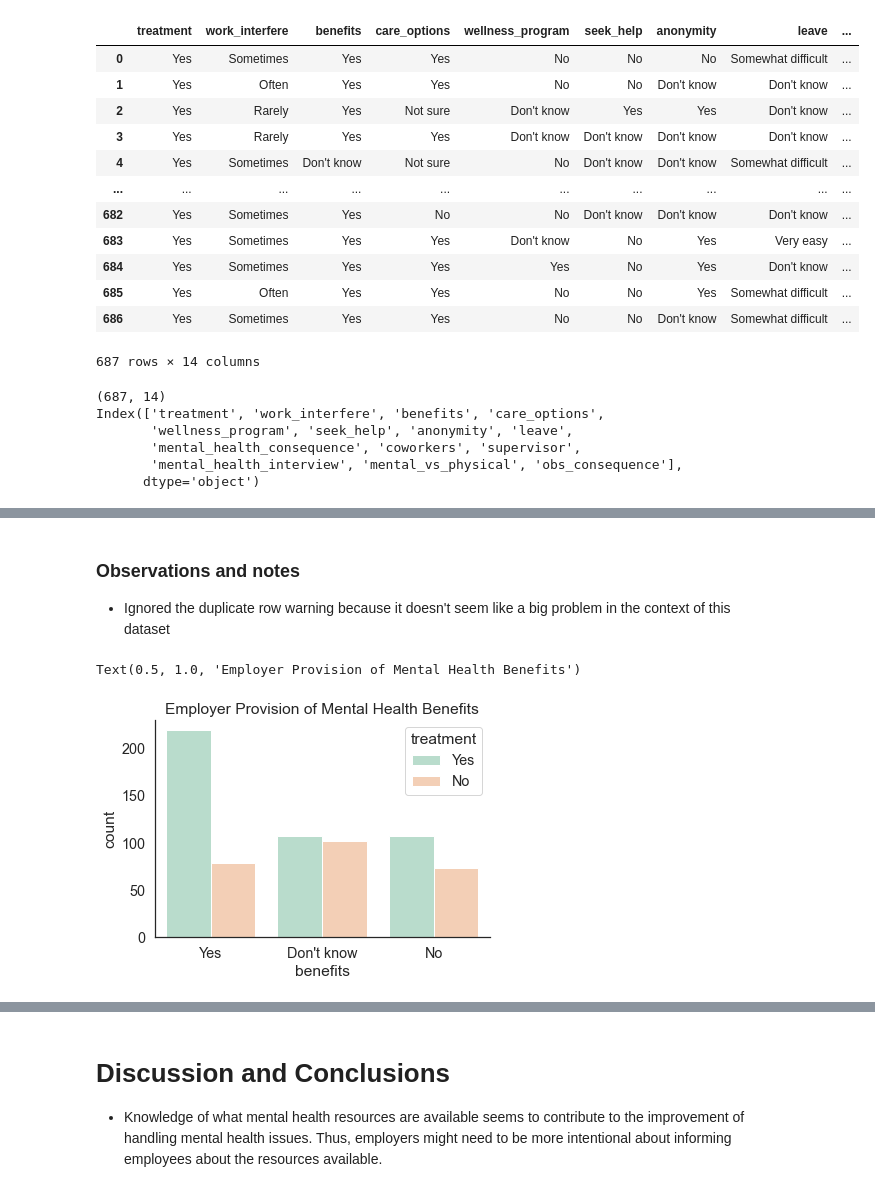
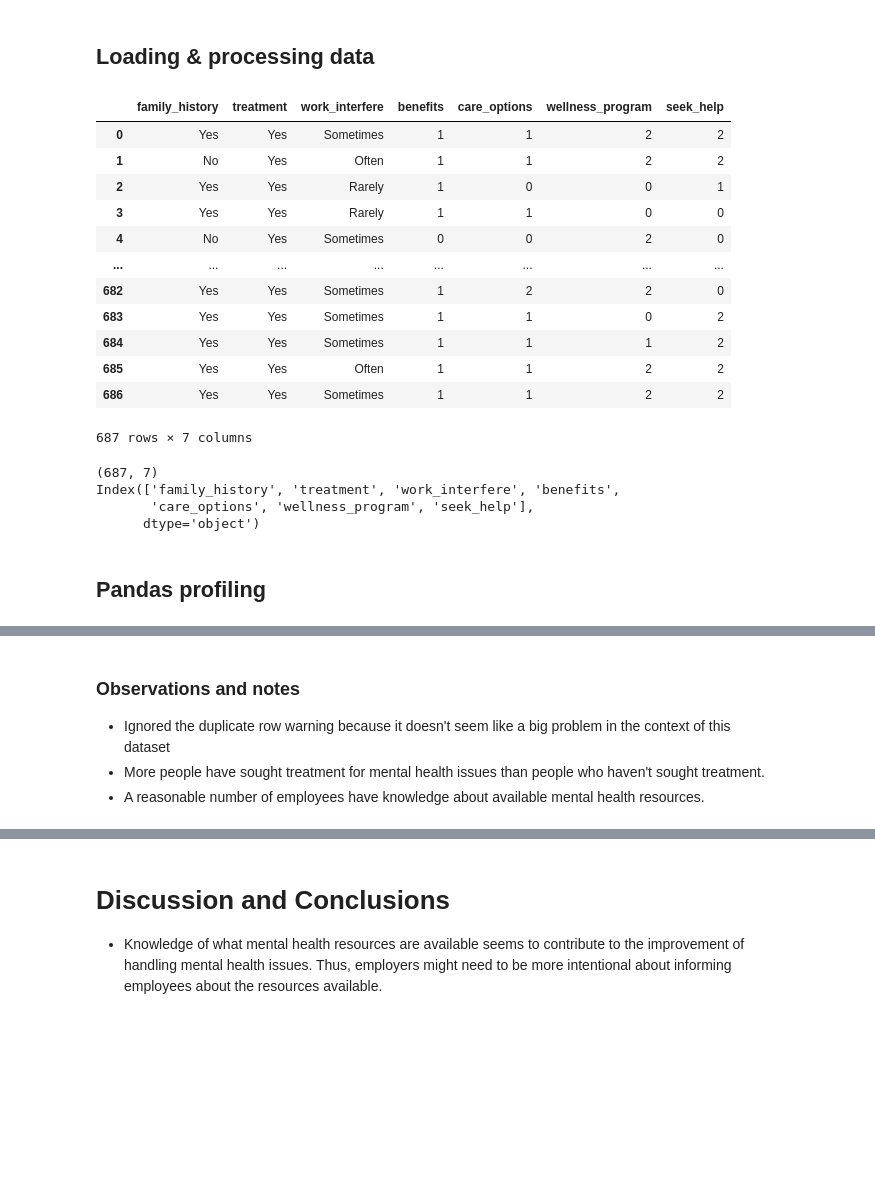
Before and after one commit to cltomiyama/MentalHealthSurvey_analysis, a Jupyter notebook: analysis/gale/analysis_notebook_gc.ipynb, the cells around one changed output, grey strips where cells are left out. Drawn from its saved outputs; the diff is of its cells as text; code cells hidden in the pictures; blank space fills up the shorter version.

Commit message:
Updated exploratory data analysis

```diff
--- a/analysis/gale/analysis_notebook_gc.ipynb
+++ b/analysis/gale/analysis_notebook_gc.ipynb
@@ -18,30 +35,32 @@ plt.rc('axes.spines', top=False, right=False)
+# %% [markdown]
+## Loading & processing data
 # %%
-mh0 = gpf.load_and_process('../../data/raw/mentalhealthintech.csv')
+mh0 = pfg.load_and_process('../../data/raw/mentalhealthintech.csv')
 mh0
 # %% [output]
-|  | treatment | work_interfere | benefits | care_options | wellness_program | seek_help | anonymity | leave | ... |
-| 0 | Yes | Sometimes | Yes | Yes | No | No | No | Somewhat difficult | ... |
-| 1 | Yes | Often | Yes | Yes | No | No | Don't know | Don't know | ... |
-| 2 | Yes | Rarely | Yes | Not sure | Don't know | Yes | Yes | Don't know | ... |
-| 3 | Yes | Rarely | Yes | Yes | Don't know | Don't know | Don't know | Don't know | ... |
-| 4 | Yes | Sometimes | Don't know | Not sure | No | Don't know | Don't know | Somewhat difficult | ... |
-| ... | ... | ... | ... | ... | ... | ... | ... | ... | ... |
-| 682 | Yes | Sometimes | Yes | No | No | Don't know | Don't know | Don't know | ... |
-| 683 | Yes | Sometimes | Yes | Yes | Don't know | No | Yes | Very easy | ... |
-| 684 | Yes | Sometimes | Yes | Yes | Yes | No | Yes | Don't know | ... |
-| 685 | Yes | Often | Yes | Yes | No | No | Yes | Somewhat difficult | ... |
-| 686 | Yes | Sometimes | Yes | Yes | No | No | Don't know | Somewhat difficult | ... |
+|  | family_history | treatment | work_interfere | benefits | care_options | wellness_program | seek_help |
+| 0 | Yes | Yes | Sometimes | 1 | 1 | 2 | 2 |
+| 1 | No | Yes | Often | 1 | 1 | 2 | 2 |
+| 2 | Yes | Yes | Rarely | 1 | 0 | 0 | 1 |
+| 3 | Yes | Yes | Rarely | 1 | 1 | 0 | 0 |
+| 4 | No | Yes | Sometimes | 0 | 0 | 2 | 0 |
+| ... | ... | ... | ... | ... | ... | ... | ... |
+| 682 | Yes | Yes | Sometimes | 1 | 2 | 2 | 0 |
+| 683 | Yes | Yes | Sometimes | 1 | 1 | 0 | 2 |
+| 684 | Yes | Yes | Sometimes | 1 | 1 | 1 | 2 |
+| 685 | Yes | Yes | Often | 1 | 1 | 2 | 2 |
+| 686 | Yes | Yes | Sometimes | 1 | 1 | 2 | 2 |
-687 rows × 14 columns
+687 rows × 7 columns
 # %%
 print(mh0.shape)
 print(mh0.columns)
 # %% [output]
-(687, 14)
-Index(['treatment', 'work_interfere', 'benefits', 'care_options',
-       'wellness_program', 'seek_help', 'anonymity', 'leave',
-       'mental_health_consequence', 'coworkers', 'supervisor',
-       'mental_health_interview', 'mental_vs_physical', 'obs_consequence'],
+(687, 7)
+Index(['family_history', 'treatment', 'work_interfere', 'benefits',
+       'care_options', 'wellness_program', 'seek_help'],
       dtype='object')
+# %% [markdown]
+## Pandas profiling
 # %%
 ProfileReport(mh0).to_notebook_iframe()
 # %% [output]
@@ -50,9 +69,5 @@ ProfileReport(mh0).to_notebook_iframe()
 ### Observations and notes
 
 - Ignored the duplicate row warning because it doesn't seem like a big problem in the context of this dataset
+- More people have sought treatment for mental health issues than people who haven't sought treatment.
+- A reasonable number of employees have knowledge about available mental health resources.
-# %%
-sns.countplot(data=mh0, hue='treatment', x='benefits')
-plt.title('Employer Provision of Mental Health Benefits')
-# %% [output]
-Text(0.5, 1.0, 'Employer Provision of Mental Health Benefits')
-[figure, removed]
```
Also changed, not shown: parts of 9 cells of this notebook.
